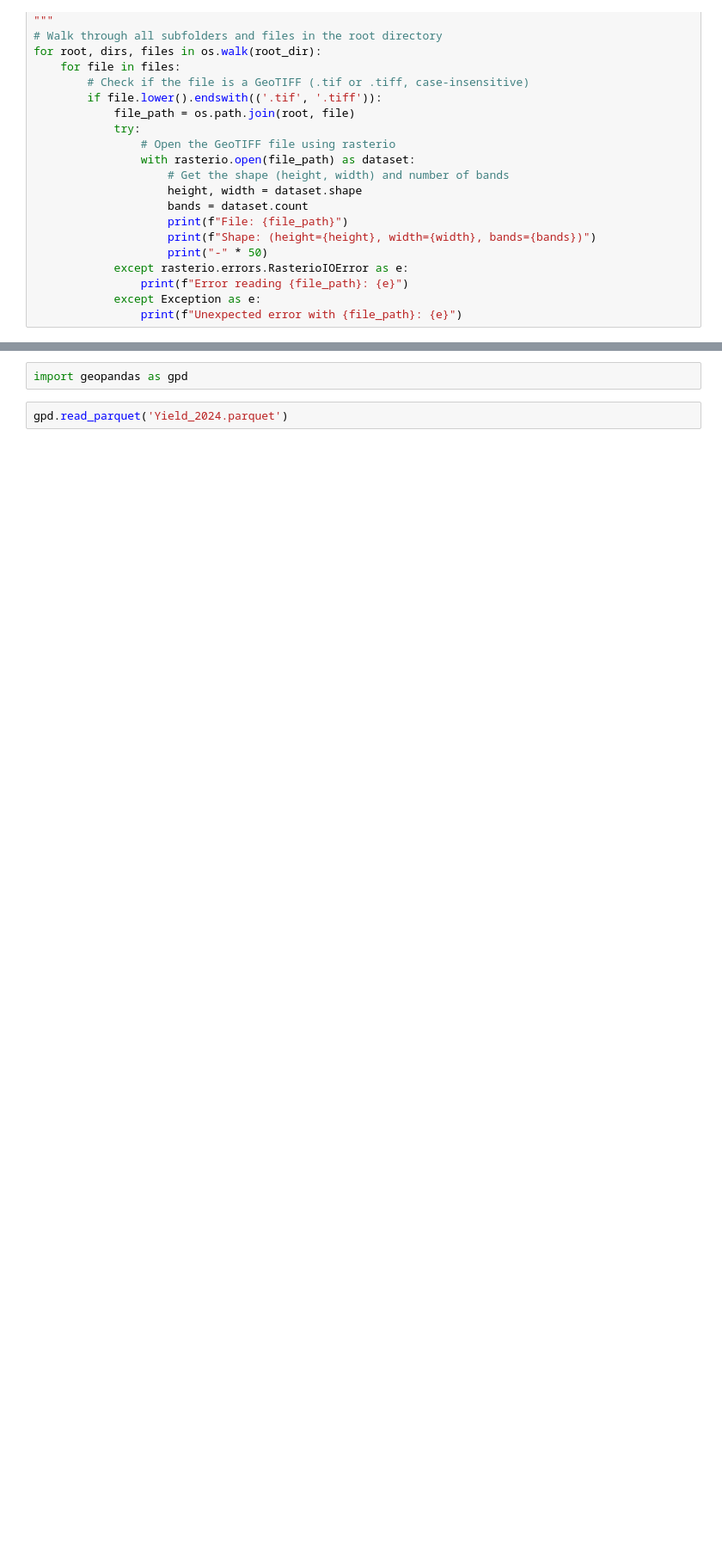
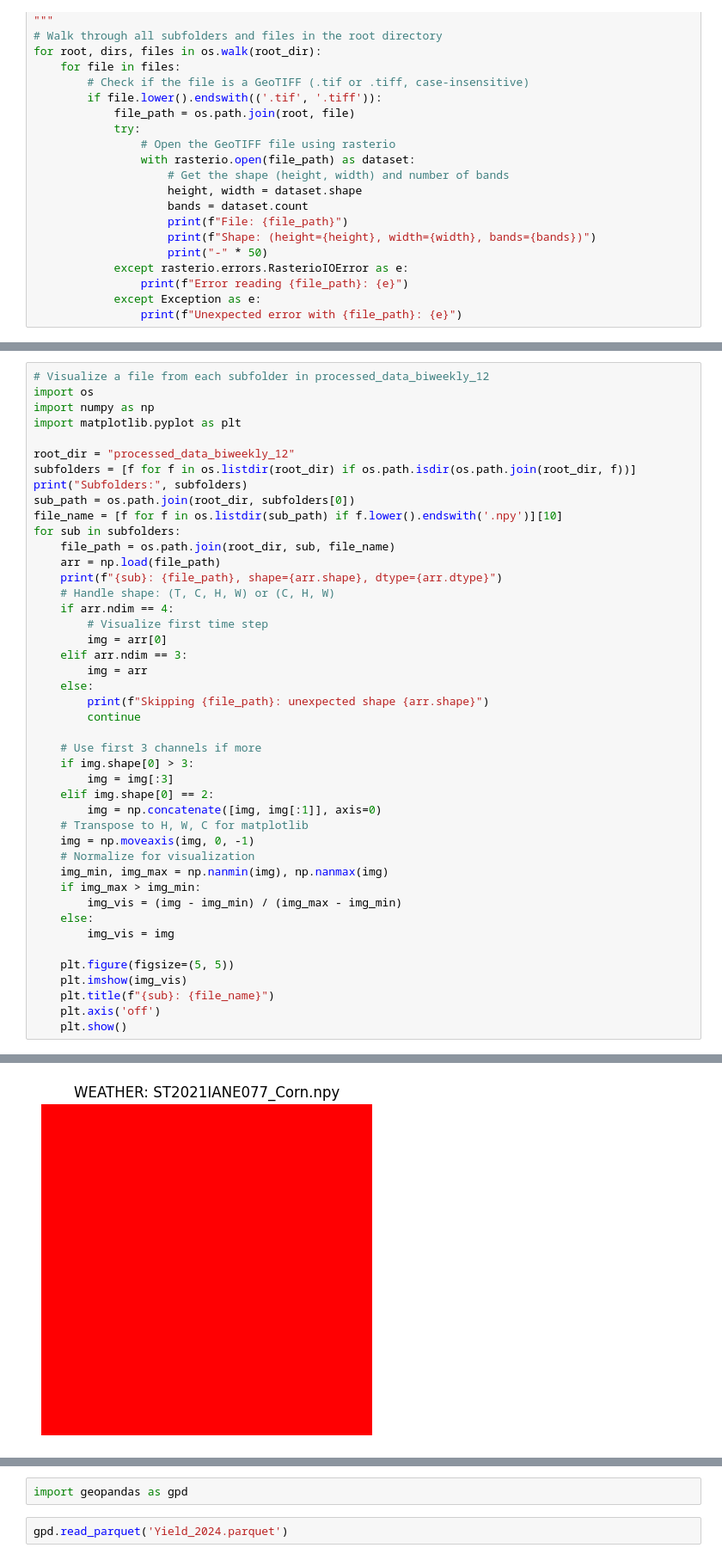
Before and after one commit to baskargroup/ISA_Yield, a Jupyter notebook: data_test.ipynb, the cells around one changed output, grey strips where cells are left out. Shown at 86% size. Saved outputs shown, nothing was run; the diff lists cells and outputs as text; blank space fills up the shorter version.

```diff
--- a/data_test.ipynb
+++ b/data_test.ipynb
@@ -135,0 +138,45 @@ batch['image']['S2L2A'].shape
+# %%
+# Visualize a file from each subfolder in processed_data_biweekly_12
+import os
+import numpy as np
+import matplotlib.pyplot as plt
+
+root_dir = "processed_data_biweekly_12"
+subfolders = [f for f in os.listdir(root_dir) if os.path.isdir(os.path.join(root_dir, f))]
+print("Subfolders:", subfolders)
+sub_path = os.path.join(root_dir, subfolders[0])
+file_name = [f for f in os.listdir(sub_path) if f.lower().endswith('.npy')][10]
+for sub in subfolders:
+    file_path = os.path.join(root_dir, sub, file_name)
+    arr = np.load(file_path)
+    print(f"{sub}: {file_path}, shape={arr.shape}, dtype={arr.dtype}")
+    # Handle shape: (T, C, H, W) or (C, H, W)
+    if arr.ndim == 4:
+        # Visualize first time step
+        img = arr[0]
+    elif arr.ndim == 3:
+        img = arr
+    else:
+        print(f"Skipping {file_path}: unexpected shape {arr.shape}")
+        continue
+
+    # Use first 3 channels if more
+    if img.shape[0] > 3:
+        img = img[:3]
+    elif img.shape[0] == 2:
+        img = np.concatenate([img, img[:1]], axis=0)
+    # Transpose to H, W, C for matplotlib
+    img = np.moveaxis(img, 0, -1)
+    # Normalize for visualization
+    img_min, img_max = np.nanmin(img), np.nanmax(img)
+    if img_max > img_min:
+        img_vis = (img - img_min) / (img_max - img_min)
+    else:
+        img_vis = img
+
+    plt.figure(figsize=(5, 5))
+    plt.imshow(img_vis)
+    plt.title(f"{sub}: {file_name}")
+    plt.axis('off')
+    plt.show()
+# %% [output]
@@ -135,0 +185 @@ batch['image']['S2L2A'].shape
+[figure, added]
```
Also changed, not shown: parts of 9 cells of this notebook, 4 other files.
